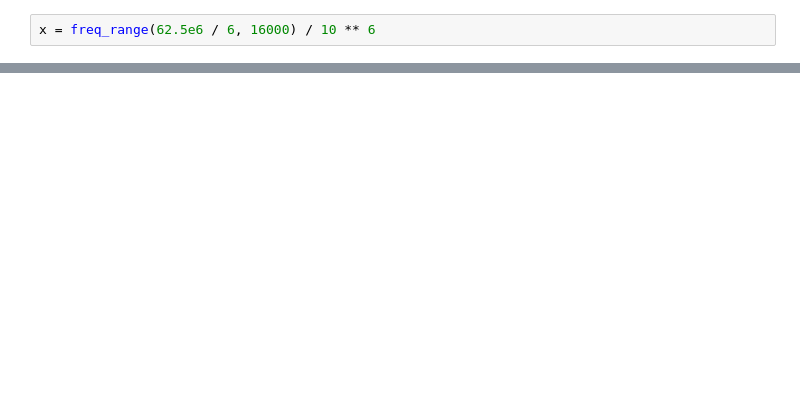
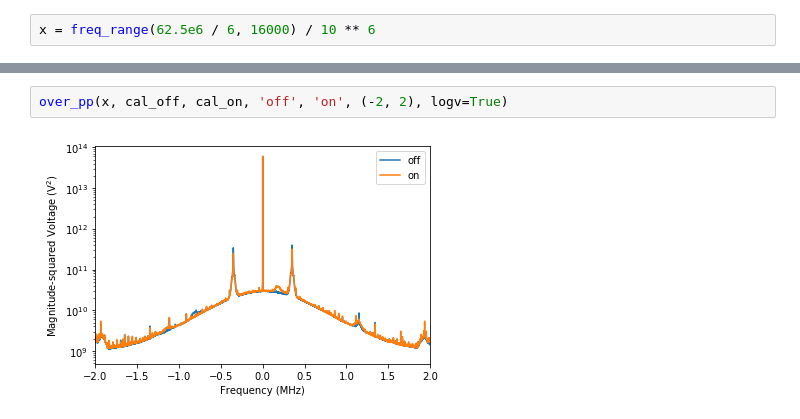
Before and after one commit to 3276908917/AY121, a Jupyter notebook: lab2/Hydrogen_Gaussian.ipynb, the cells around one changed output, grey strips where cells are left out. Drawn from its saved outputs; the diff is of its cells as text; blank space fills up the shorter version.

```diff
--- a/lab2/Hydrogen_Gaussian.ipynb
+++ b/lab2/Hydrogen_Gaussian.ipynb
@@ -44,0 +48,4 @@ pp_skeleton(x, cal_on / cal_off, (-2, 2), logv=True)
+# %%
+over_pp(x, cal_off, cal_on, 'off', 'on', (-2, 2), logv=True)
+# %% [output]
+[figure, added]
```
Also changed, not shown: parts of 6 cells of this notebook, 3 other files.
